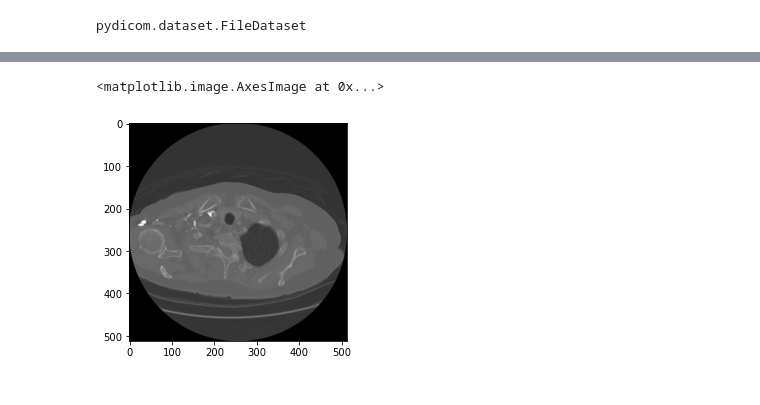
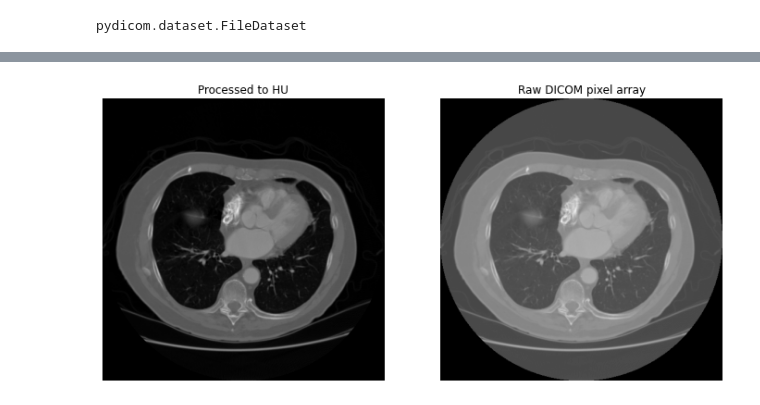
Before and after one commit to evandros-ks/fastblog, a Jupyter notebook: _notebooks/2022-01-24-Medical_Image_Preprocessing.ipynb, the cells around one changed output, grey strips where cells are left out. Cells and saved outputs as stored; diff of their text form; code cells hidden in the pictures.

Commit message:
HU and images

```diff
--- a/_notebooks/2022-01-24-Medical_Image_Preprocessing.ipynb
+++ b/_notebooks/2022-01-24-Medical_Image_Preprocessing.ipynb
@@ -112,20 +116,21 @@ def get_pixels_hu(slices):
     # should be possible as values should always be low enough (<32k)
     image = image.astype(np.int16)
 
-    # Set outside-of-scan pixels to 0
-    # The intercept is usually -1024, so air is approximately 0
-    image[image == -2000] = 0
+    # check that every slice has same slope and intercept
+    assert len(set([s.RescaleSlope for s in slices])) == 1
+    assert len(set([s.RescaleIntercept for s in slices])) == 1
+
+    # slope and intercept to convert to HU
+    slope = scan[0].RescaleSlope
+    intercept = scan[0].RescaleIntercept
 
     # Convert to Hounsfield units (HU)
-    for slice_number in range(len(slices)):
+    image = image.astype(np.float64) * slope
+    image += np.int16(intercept)
 
-        intercept = slices[slice_number].RescaleIntercept
-        slope = slices[slice_number].RescaleSlope
-
-        if slope != 1:
-            image[slice_number] = slope * image[slice_number].astype(np.float64)
-            image[slice_number] = image[slice_number].astype(np.int16)
-
-        image[slice_number] += np.int16(intercept)
+    # Set outside-of-scan pixels to air
+    # this step is completly optional
+    # w/o it there'll be a cylinder around the body as seen in the DICOM pixel array below
+    image[image < -1024] = -1024
 
     return np.array(image, dtype=np.int16)
@@ -137,5 +149,14 @@ scan_data.shape
 # %%
-plt.imshow(scan_data[120,...], cmap=plt.cm.gray)
+f, axs = plt.subplots(1,2, figsize=(12,12))
+
+axs[0].imshow(scan_data[65,...], cmap=plt.cm.gray)
+axs[0].set_title('Processed to HU')
+axs[1].imshow(scan[65].pixel_array, cmap=plt.cm.gray)
+axs[1].set_title('Raw DICOM pixel array')
+
+for a in axs:
+    a.axis('off')
+
+f.show()
 # %% [output]
-<matplotlib.image.AxesImage at 0x...>
-[figure, old version]
+[figure, new version]
```
Also changed, not shown: parts of 12 cells of this notebook.
